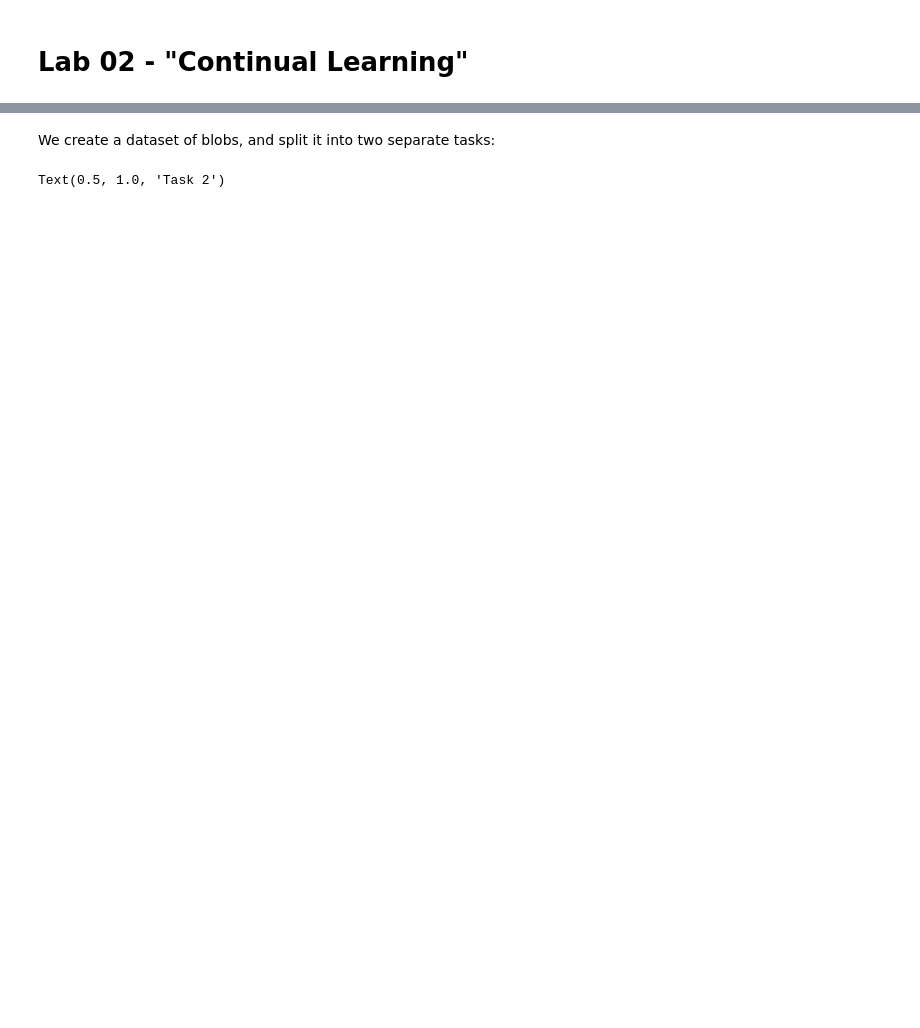
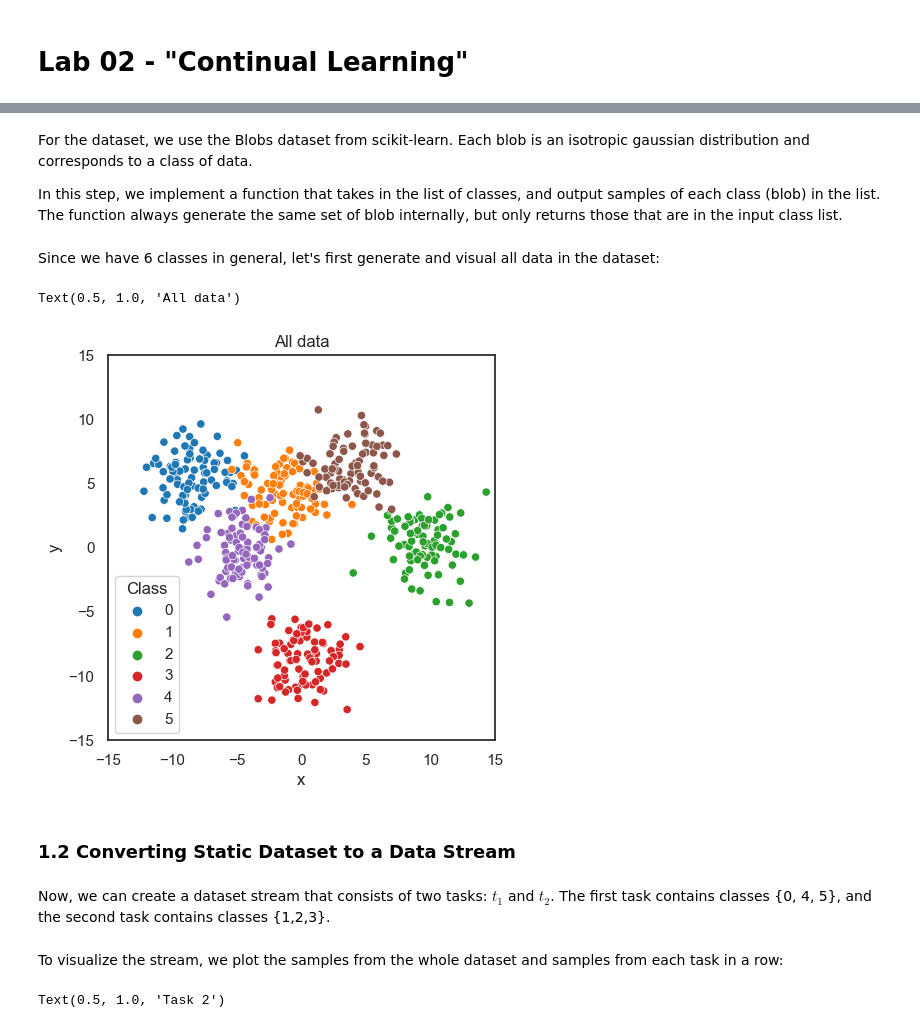
Before and after one commit to HSG-AIML-Teaching/DL2025-Lab, a Jupyter notebook: lab_2/continual_learning_lab.ipynb, the cells around one changed output, grey strips where cells are left out. Cells and saved outputs as stored; diff of their text form; code cells hidden in the pictures; blank space fills up the shorter version.

```diff
--- a/lab_2/continual_learning_lab.ipynb
+++ b/lab_2/continual_learning_lab.ipynb
@@ -84,3 +40,7 @@ import sklearn.datasets
+# %% [markdown]
+For the dataset, we use the Blobs dataset from scikit-learn. Each blob is an isotropic gaussian distribution and corresponds to a class of data.
+
+In this step, we implement a function that takes in the list of classes, and output samples of each class (blob) in the list. The function always generate the same set of blob internally, but only returns those that are in the input class list.
 # %%
 def get_blobs_dataset(classes):
     """ Creates and returns blobs datataset for a given list of classes."""
@@ -107,5 +67,26 @@ def get_blobs_dataset(classes):
     Y = torch.cat(Y_, dim=0)
 
     return X, Y
-# %% [markdown]
-We create a dataset of blobs, and split it into two separate tasks:
+# %% [markdown]
+Since we have 6 classes in general, let's first generate and visual all data in the dataset:
+# %%
+fig, ax = plt.subplots(figsize=(5, 5), ncols=1)
+
+all_classes = [0, 1, 2, 3, 4, 5]
+task1_classes = [0, 4, 5]
+task2_classes = [1, 2, 3]
+
+# Plot data from all classes
+X, Y = get_blobs_dataset(classes=all_classes)
+data = {"x": X[:, 0], "y": X[:, 1], "Class": Y}
+sns.scatterplot(data=data, x="x", y="y", hue="Class", ax=ax, hue_order=all_classes, palette="tab10")
+ax.set_xlim([-15, 15])
+ax.set_ylim([-15, 15])
+ax.set_title("All data")
+# %% [output]
+Text(0.5, 1.0, 'All data')
+[figure, added]
+# %% [markdown]
+### 1.2 Converting Static Dataset to a Data Stream
+# %% [markdown]
+Now, we can create a dataset stream that consists of two tasks: $t_1$ and $t_2$. The first task contains classes {0, 4, 5}, and the second task contains classes {1,2,3}.
@@ -112,2 +97,4 @@ We create a dataset of blobs, and split it into two separate tasks:
+# %% [markdown]
+To visualize the stream, we plot the samples from the whole dataset and samples from each task in a row:
 # %%
 fig, ax = plt.subplots(figsize=(15, 3), ncols=3)
```
Also changed, not shown: parts of 108 cells of this notebook, 6 other files.
